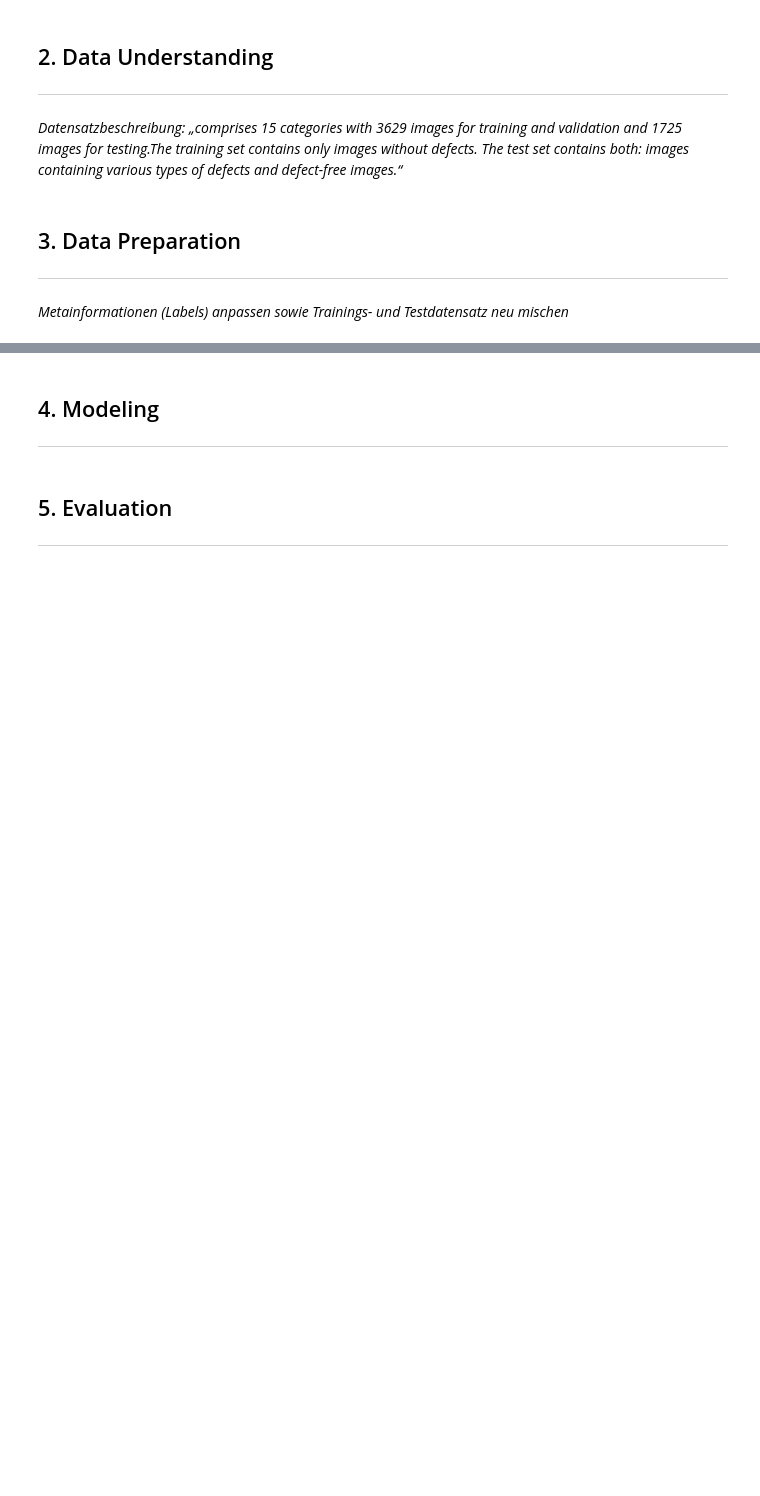
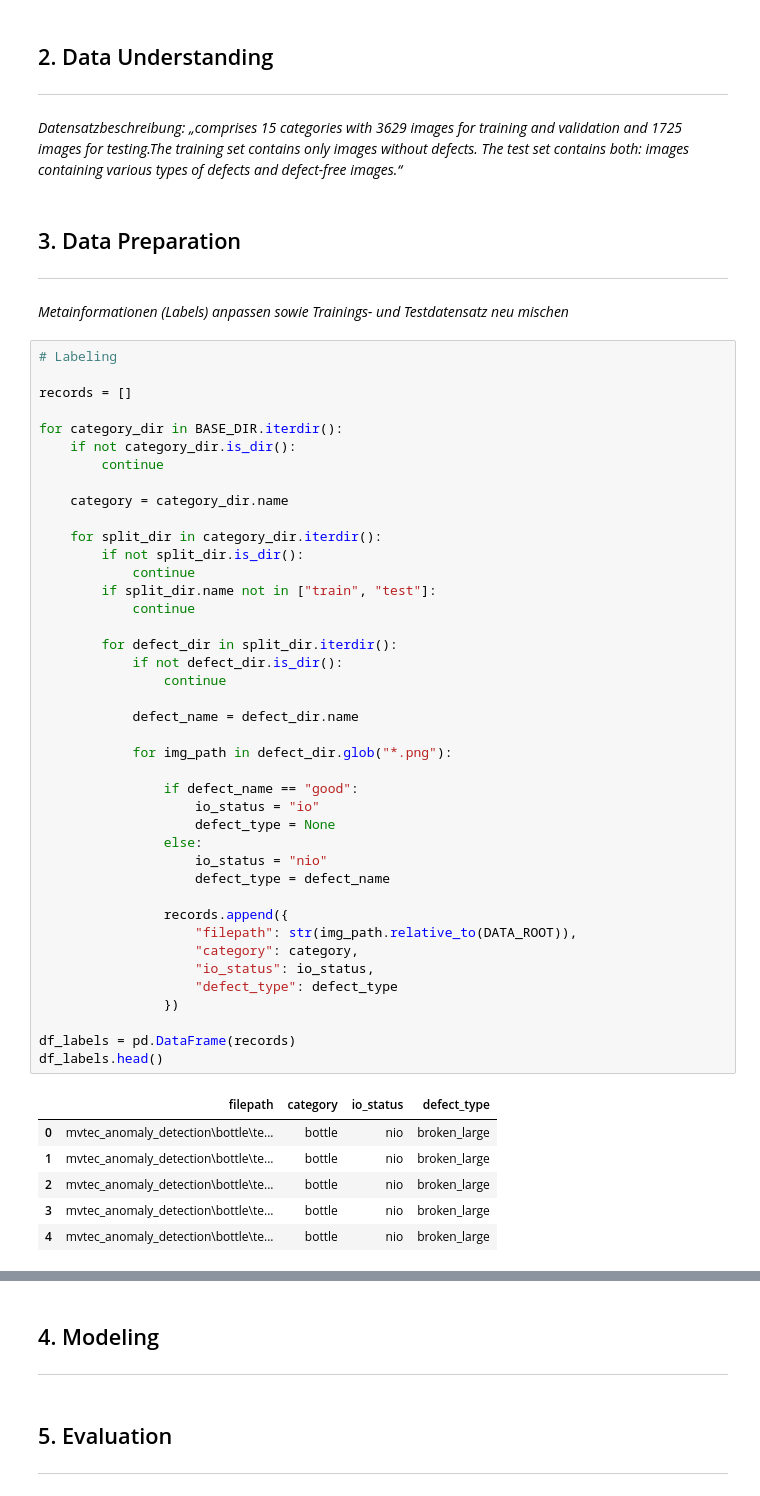
Before and after one commit to NRU310/MLDL, a Jupyter notebook: gr7_thema1.ipynb, the cells around one changed output, grey strips where cells are left out. Saved outputs shown, nothing was run; the diff lists cells and outputs as text; blank space fills up the shorter version.

```diff
--- a/gr7_thema1.ipynb
+++ b/gr7_thema1.ipynb
@@ -136,3 +152,51 @@ Bücher:
 ## 3. Data Preparation
 ---
 *Metainformationen (Labels) anpassen sowie Trainings- und Testdatensatz neu mischen*
+# %%
+# Labeling
+
+records = []
+
+for category_dir in BASE_DIR.iterdir():
+    if not category_dir.is_dir():
+        continue
+
+    category = category_dir.name
+
+    for split_dir in category_dir.iterdir():
+        if not split_dir.is_dir():
+            continue
+        if split_dir.name not in ["train", "test"]:
+            continue
+
+        for defect_dir in split_dir.iterdir():
+            if not defect_dir.is_dir():
+                continue
+
+            defect_name = defect_dir.name
+
+            for img_path in defect_dir.glob("*.png"):
+
+                if defect_name == "good":
+                    io_status = "io"
+                    defect_type = None
+                else:
+                    io_status = "nio"
+                    defect_type = defect_name
+
+                records.append({
+                    "filepath": str(img_path.relative_to(DATA_ROOT)),
+                    "category": category,
+                    "io_status": io_status,
+                    "defect_type": defect_type
+                })
+
+df_labels = pd.DataFrame(records)
+df_labels.head()
+# %% [output]
+|  | filepath | category | io_status | defect_type |
+| 0 | mvtec_anomaly_detection\bottle\te... | bottle | nio | broken_large |
+| 1 | mvtec_anomaly_detection\bottle\te... | bottle | nio | broken_large |
+| 2 | mvtec_anomaly_detection\bottle\te... | bottle | nio | broken_large |
+| 3 | mvtec_anomaly_detection\bottle\te... | bottle | nio | broken_large |
+| 4 | mvtec_anomaly_detection\bottle\te... | bottle | nio | broken_large |
```
Also changed, not shown: parts of 4 cells of this notebook.
